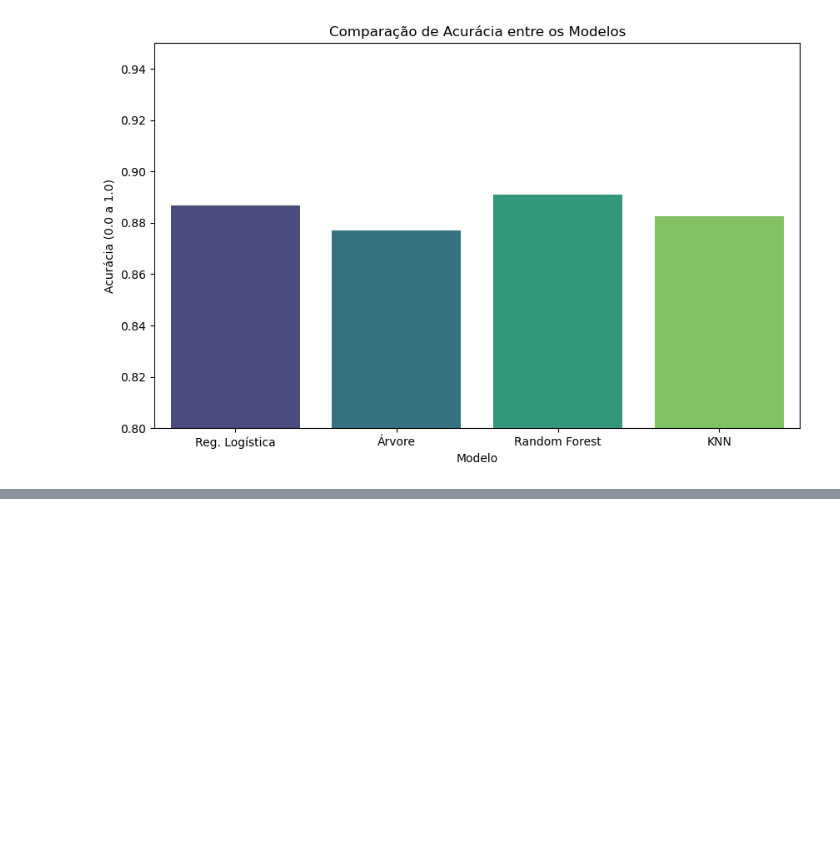
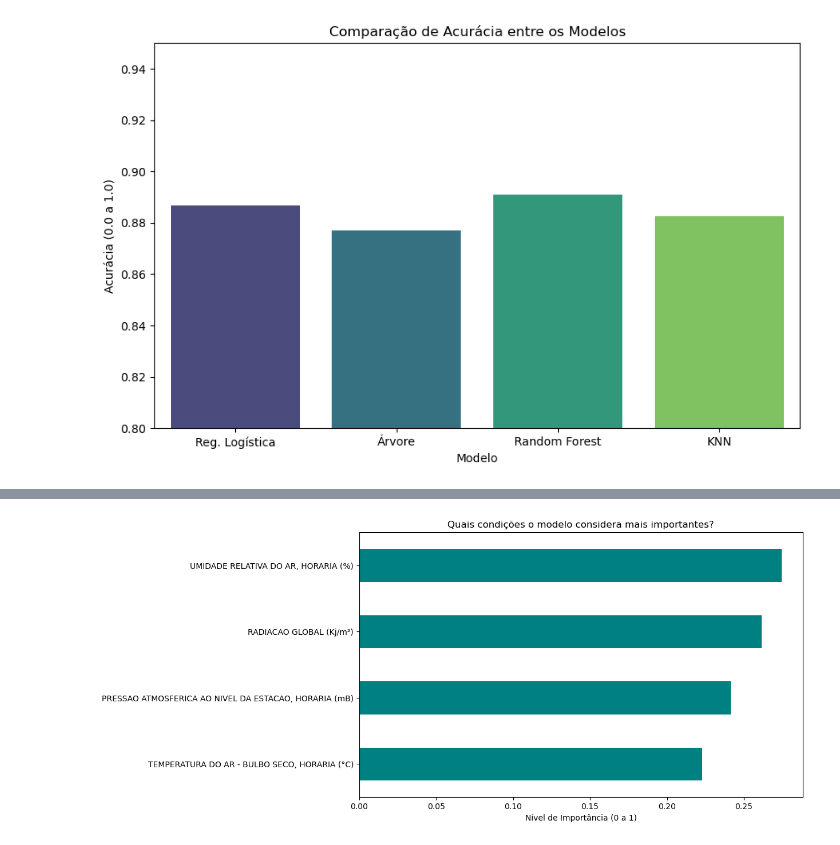
Before and after one commit to desyreegarcia/MachineLearning, a Jupyter notebook: ModeloClassificacao.ipynb, the cells around one changed output, grey strips where cells are left out. Cells and saved outputs as stored; diff of their text form; code cells hidden in the pictures; blank space fills up the shorter version.

```diff
--- a/ModeloClassificacao.ipynb
+++ b/ModeloClassificacao.ipynb
@@ -258,2 +258,14 @@ Radiação   10.0
 
 Resultado: PREVISÃO DE CHUVA!
+# %%
+# Importância das colunas do melhor modelo
+importancias = pd.Series(modelo_rf.feature_importances_, index=features)
+
+# Criando o gráfico
+plt.figure(figsize=(10, 6))
+importancias.sort_values().plot(kind='barh', color='teal')
+plt.title('Quais condições o modelo considera mais importantes?')
+plt.xlabel('Nível de Importância (0 a 1)')
+plt.show()
+# %% [output]
+[figure, added]
```
Also changed, not shown: parts of 1 cell of this notebook.
